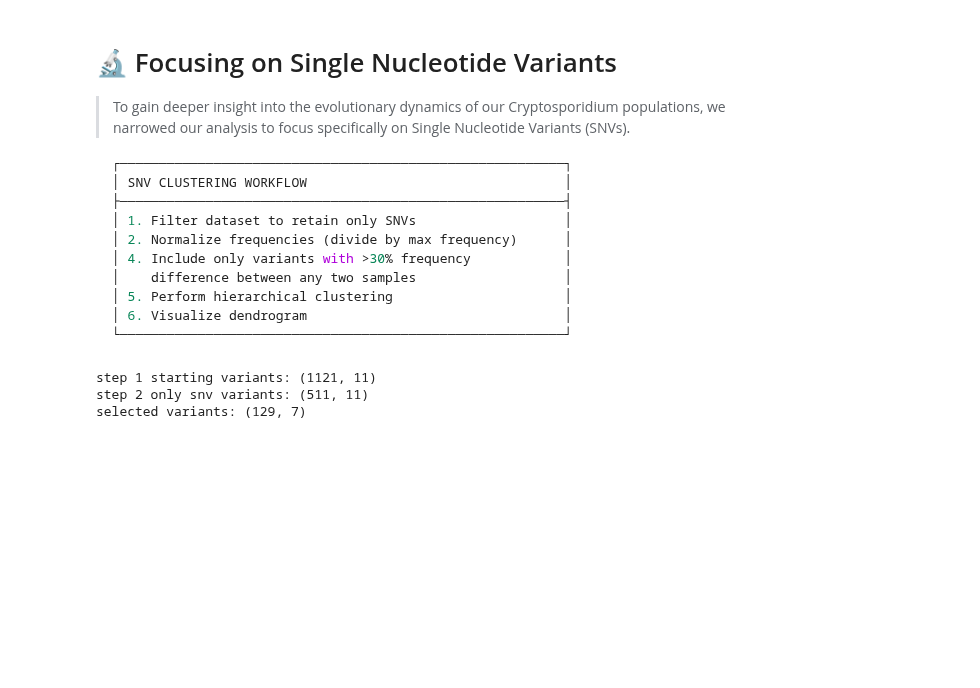
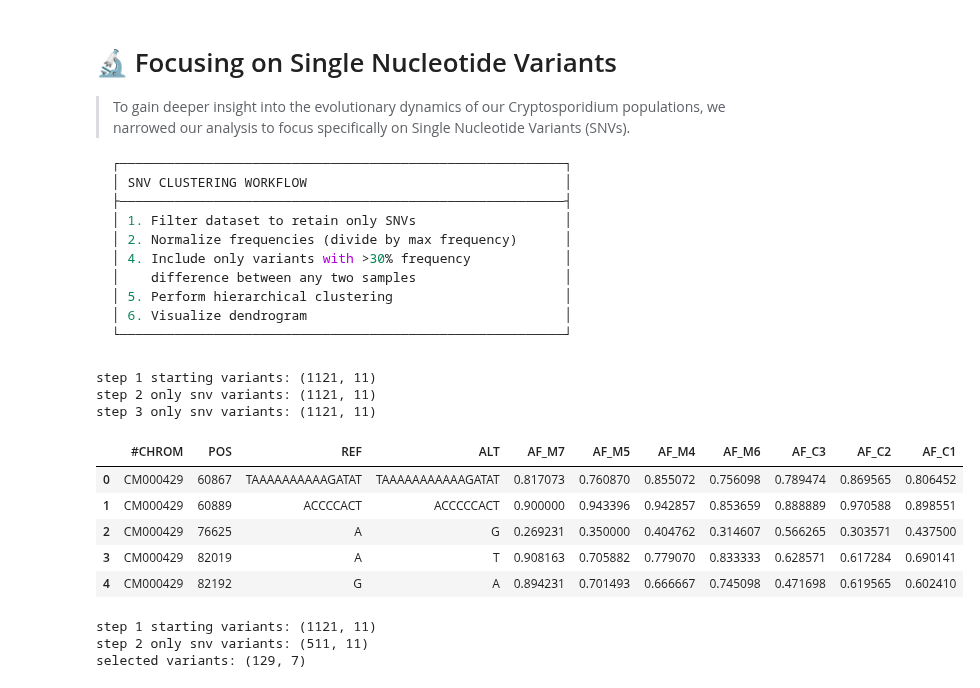
Before and after one commit to mtinti/cryptosporidium_host_adaptation, a Jupyter notebook: nbs/index.ipynb, the cells around one changed output. Saved outputs shown, nothing was run; the diff lists cells and outputs as text; code cells hidden in the pictures; blank space fills up the shorter version.

````diff
--- a/nbs/index.ipynb
+++ b/nbs/index.ipynb
@@ -251,6 +310,26 @@ plt.show()
 │ 6. Visualize dendrogram                                 │
 └─────────────────────────────────────────────────────────┘
 ```
+# %%
+data=pd.read_csv('../data/allele_frequencies.tsv',sep='\t')
+print(f'step 1 starting variants: {data.shape}')
+#data=data[(data['ALT'].str.len()==1)]
+print(f'step 2 only snv variants: {data.shape}')
+#data=data[(data.iloc[:,4:].sum(axis=1)<7)]
+data[data==1]=np.nan
+data[data==0]=np.nan
+print(f'step 3 only snv variants: {data.shape}')
+data.head()
+# %% [output]
+step 1 starting variants: (1121, 11)
+step 2 only snv variants: (1121, 11)
+step 3 only snv variants: (1121, 11)
+|  | #CHROM | POS | REF | ALT | AF_M7 | AF_M5 | AF_M4 | AF_M6 | AF_C3 | AF_C2 | AF_C1 |
+| 0 | CM000429 | 60867 | TAAAAAAAAAAGATAT | TAAAAAAAAAAAGATAT | 0.817073 | 0.760870 | 0.855072 | 0.756098 | 0.789474 | 0.869565 | 0.806452 |
+| 1 | CM000429 | 60889 | ACCCCACT | ACCCCCACT | 0.900000 | 0.943396 | 0.942857 | 0.853659 | 0.888889 | 0.970588 | 0.898551 |
+| 2 | CM000429 | 76625 | A | G | 0.269231 | 0.350000 | 0.404762 | 0.314607 | 0.566265 | 0.303571 | 0.437500 |
+| 3 | CM000429 | 82019 | A | T | 0.908163 | 0.705882 | 0.779070 | 0.833333 | 0.628571 | 0.617284 | 0.690141 |
+| 4 | CM000429 | 82192 | G | A | 0.894231 | 0.701493 | 0.666667 | 0.745098 | 0.471698 | 0.619565 | 0.602410 |
 # %%
 data=pd.read_csv('../data/allele_frequencies.tsv',sep='\t')
 print(f'step 1 starting variants: {data.shape}')
````
Also changed, not shown: parts of 7 cells of this notebook, 24 other files.
